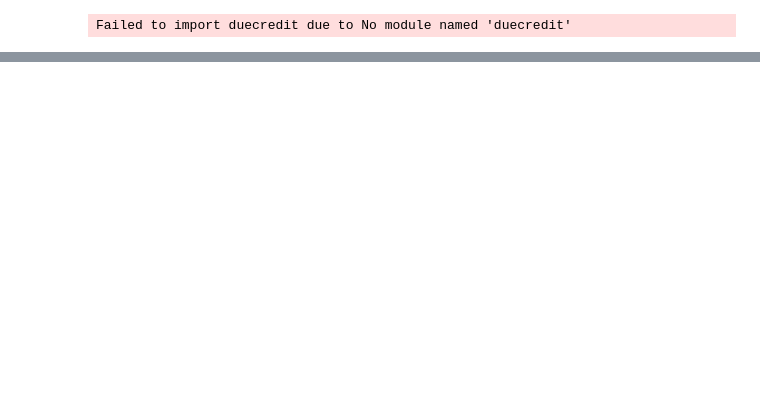
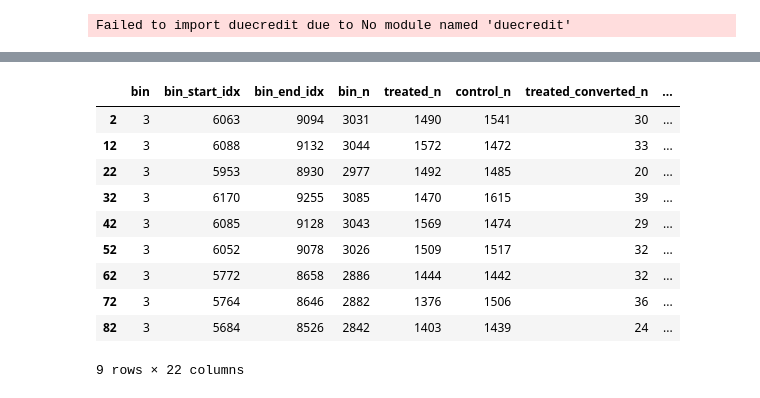
Before and after one commit to tomsterk/Thesis-Data-Science-Uplift, a Jupyter notebook: Binary RF uplift dynamic.ipynb, the cells around one changed output, grey strips where cells are left out. Cells and saved outputs as stored; diff of their text form; code cells hidden in the pictures; blank space fills up the shorter version.

```diff
--- a/Binary RF uplift dynamic.ipynb
+++ b/Binary RF uplift dynamic.ipynb
@@ -275 +245,15 @@ qini_bins = (
+# %%
+qini_bins[qini_bins['bin']==3]
+# %% [output]
+|  | bin | bin_start_idx | bin_end_idx | bin_n | treated_n | control_n | treated_converted_n | ... |
+| 2 | 3 | 6063 | 9094 | 3031 | 1490 | 1541 | 30 | ... |
+| 12 | 3 | 6088 | 9132 | 3044 | 1572 | 1472 | 33 | ... |
+| 22 | 3 | 5953 | 8930 | 2977 | 1492 | 1485 | 20 | ... |
+| 32 | 3 | 6170 | 9255 | 3085 | 1470 | 1615 | 39 | ... |
+| 42 | 3 | 6085 | 9128 | 3043 | 1569 | 1474 | 29 | ... |
+| 52 | 3 | 6052 | 9078 | 3026 | 1509 | 1517 | 32 | ... |
+| 62 | 3 | 5772 | 8658 | 2886 | 1444 | 1442 | 32 | ... |
+| 72 | 3 | 5764 | 8646 | 2882 | 1376 | 1506 | 36 | ... |
+| 82 | 3 | 5684 | 8526 | 2842 | 1403 | 1439 | 24 | ... |
+9 rows × 22 columns
 # %%
```
Also changed, not shown: parts of 18 cells of this notebook, 47 other files.
